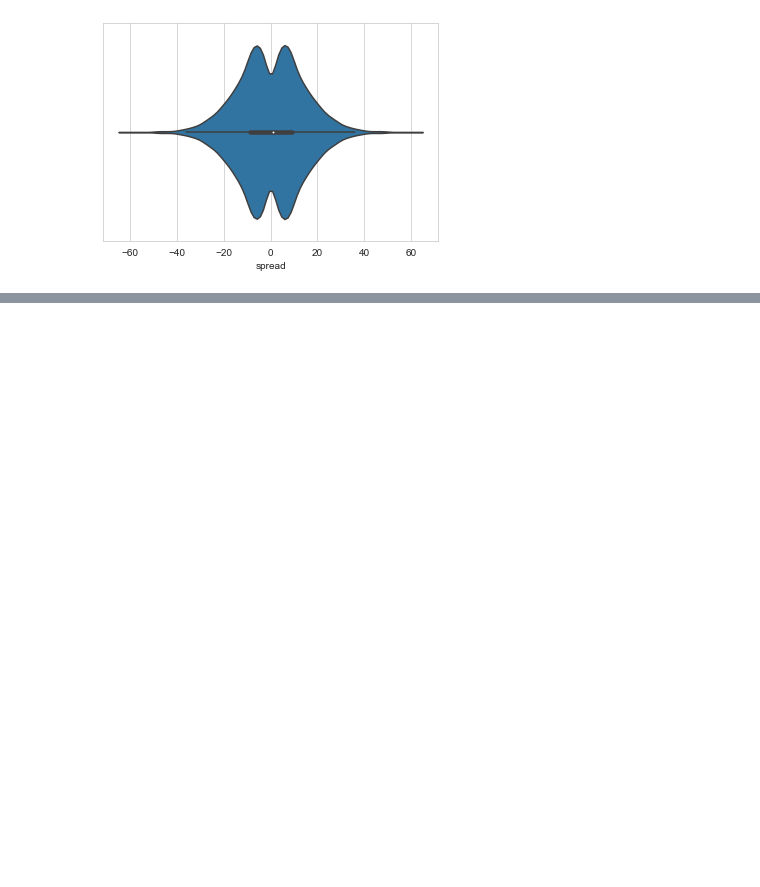
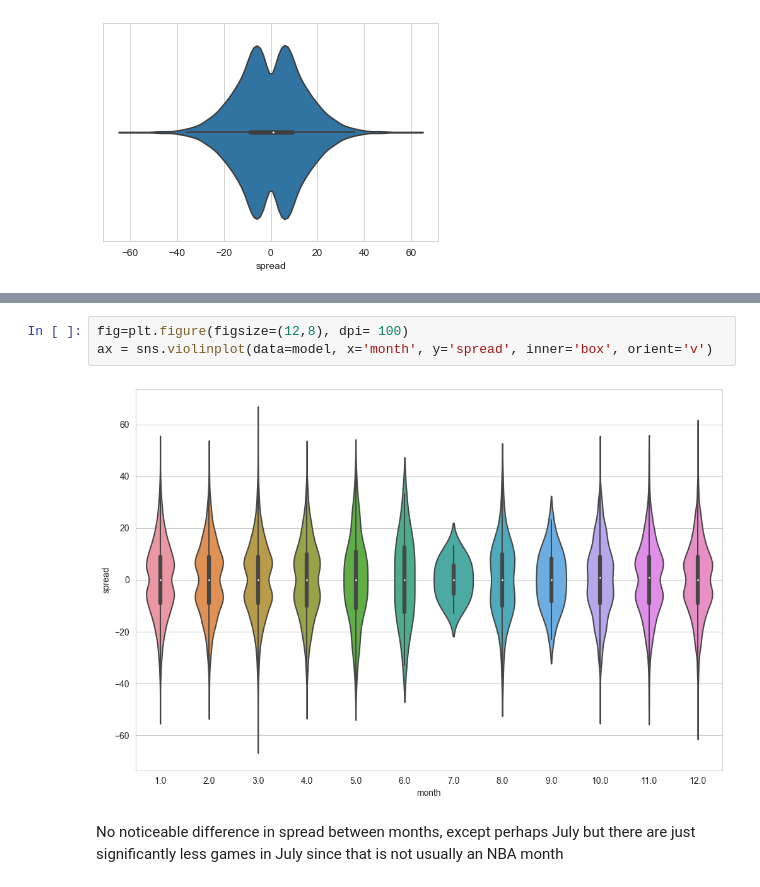
Before and after one commit to cwilbar04/gcp-end-to-end-nba-predictions, a Jupyter notebook: notebooks/EDA.ipynb, the cells around one changed output, grey strips where cells are left out. Drawn from its saved outputs; the diff is of its cells as text; blank space fills up the shorter version.

```diff
--- a/notebooks/EDA.ipynb
+++ b/notebooks/EDA.ipynb
@@ -98,0 +112,7 @@ ax = sns.violinplot(data=model, x='spread', y='season', inner='box', orient='h')
+# %%
+fig=plt.figure(figsize=(12,8), dpi= 100)
+ax = sns.violinplot(data=model, x='month', y='spread', inner='box', orient='v')
+# %% [output]
+[figure, added]
+# %% [markdown]
+No noticeable difference in spread between months, except perhaps July but there are just significantly less games in July since that is not usually an NBA month
```
Also changed, not shown: parts of 16 cells of this notebook, 2 other files.
